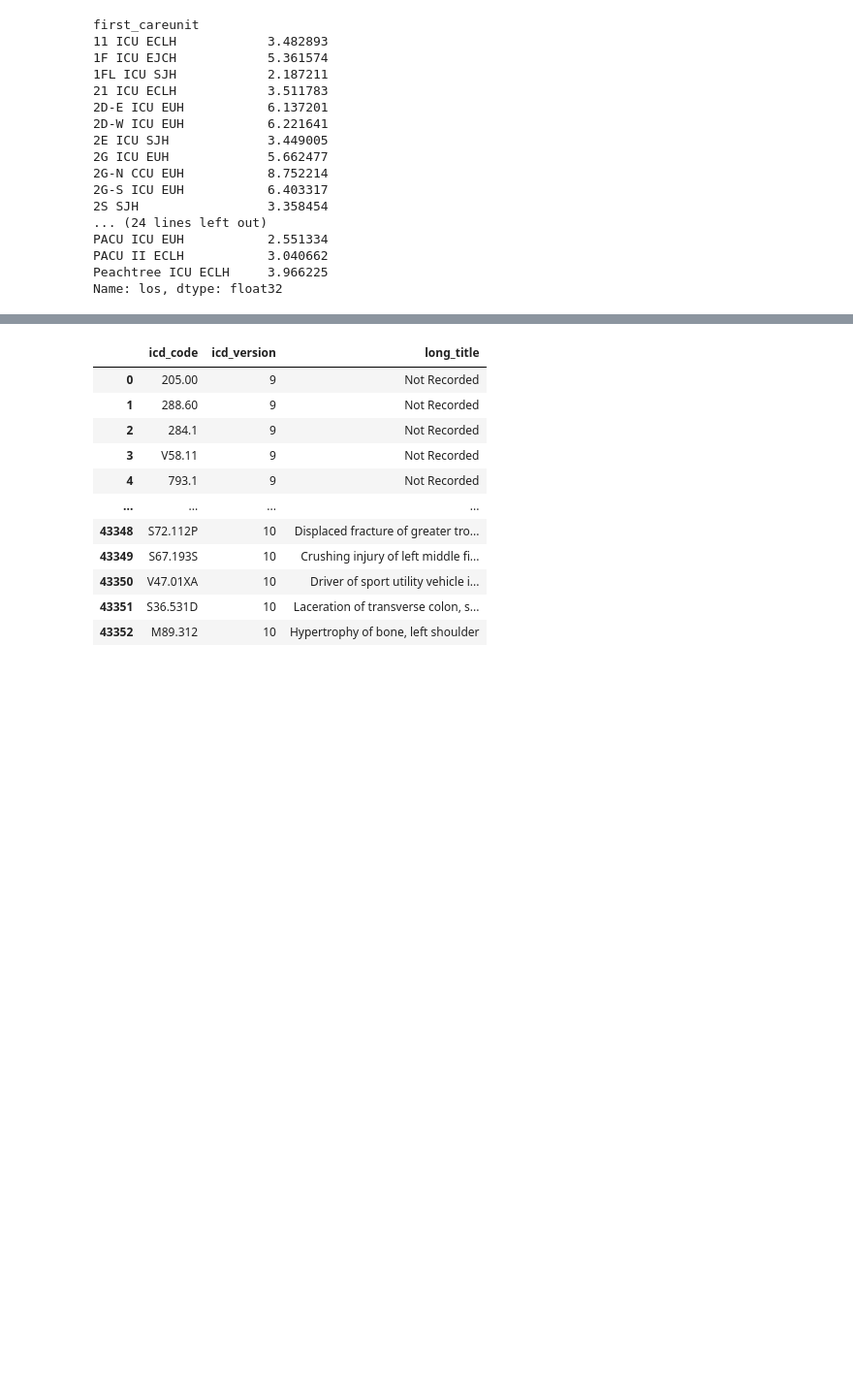
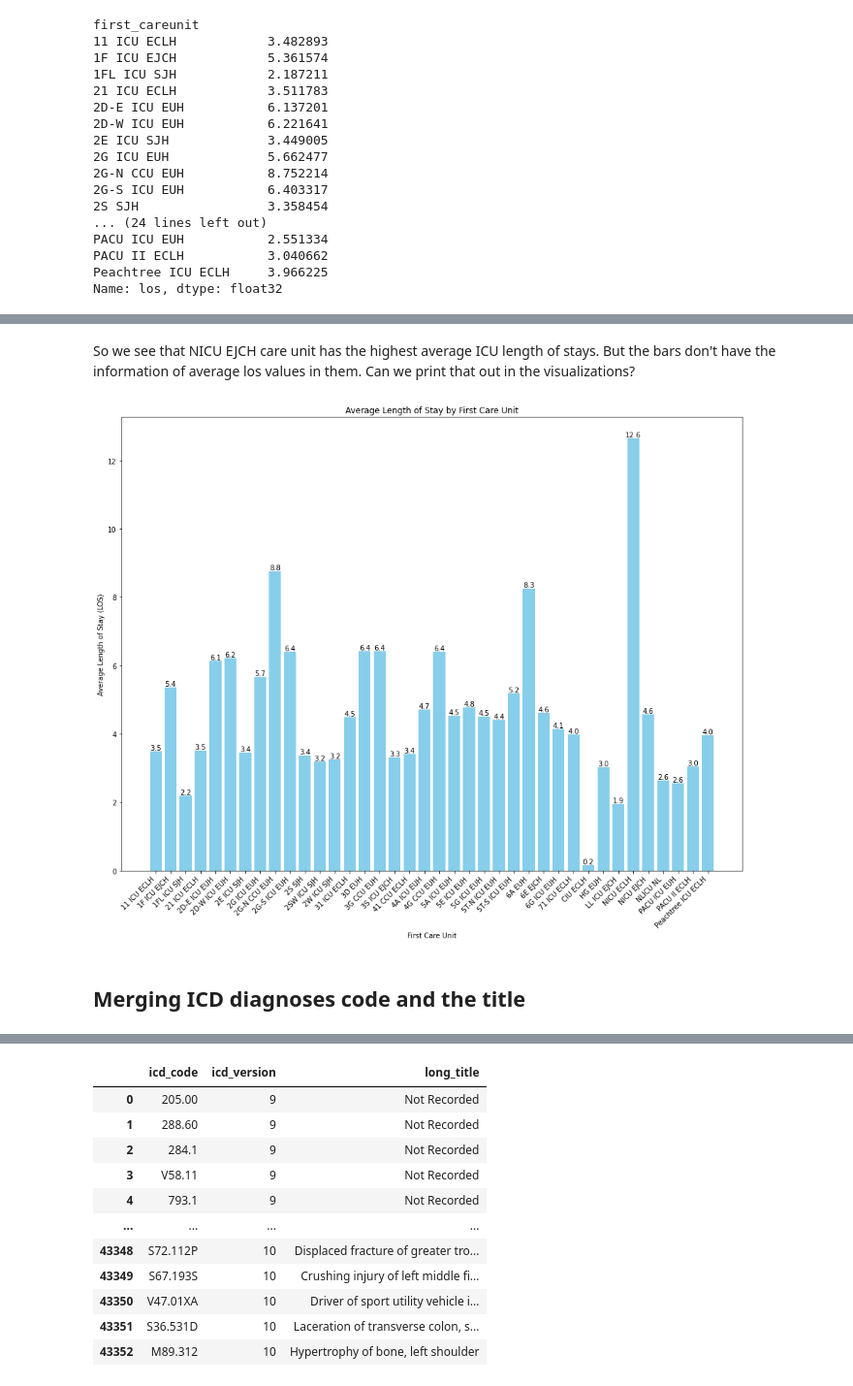
Before and after one commit to AtikaRahmanPaddo/emorydatathon_2024, a Jupyter notebook: 1_EDA_Emory_ICU_Merging.ipynb, the cells around one changed output, grey strips where cells are left out. Shown: that part at 97% size. Drawn from its saved outputs; the diff is of its cells as text; code cells hidden in the pictures; blank space fills up the shorter version.

```diff
--- a/1_EDA_Emory_ICU_Merging.ipynb
+++ b/1_EDA_Emory_ICU_Merging.ipynb
@@ -163,0 +242,26 @@ Name: los, dtype: float32
+# %% [markdown]
+So we see that NICU EJCH care unit has the highest average ICU length of stays. But the bars don't have the information of average los values in them. Can we print that out in the visualizations?
+# %%
+# Plotting the bar chart
+plt.figure(figsize=(16, 12))  # Optional: to make the chart larger
+bars = plt.bar(average_los.index, average_los.values, color='skyblue')
+
+# Adding title and labels
+plt.title('Average Length of Stay by First Care Unit')
+plt.xlabel('First Care Unit')
+plt.ylabel('Average Length of Stay (LOS)')
+
+# Rotate the x-axis labels for better readability (optional)
+plt.xticks(rotation=45, ha='right')
+
+# Adding the average los values on top of each bar
+for bar in bars:
+    yval = bar.get_height()
+    plt.text(bar.get_x() + bar.get_width()/2, yval, round(yval, 1), ha='center', va='bottom')
+
+# Display the chart
+plt.show()
+# %% [output]
+[figure, added]
+# %% [markdown]
+## Merging ICD diagnoses code and the title
```
Also changed, not shown: parts of 46 cells of this notebook.
